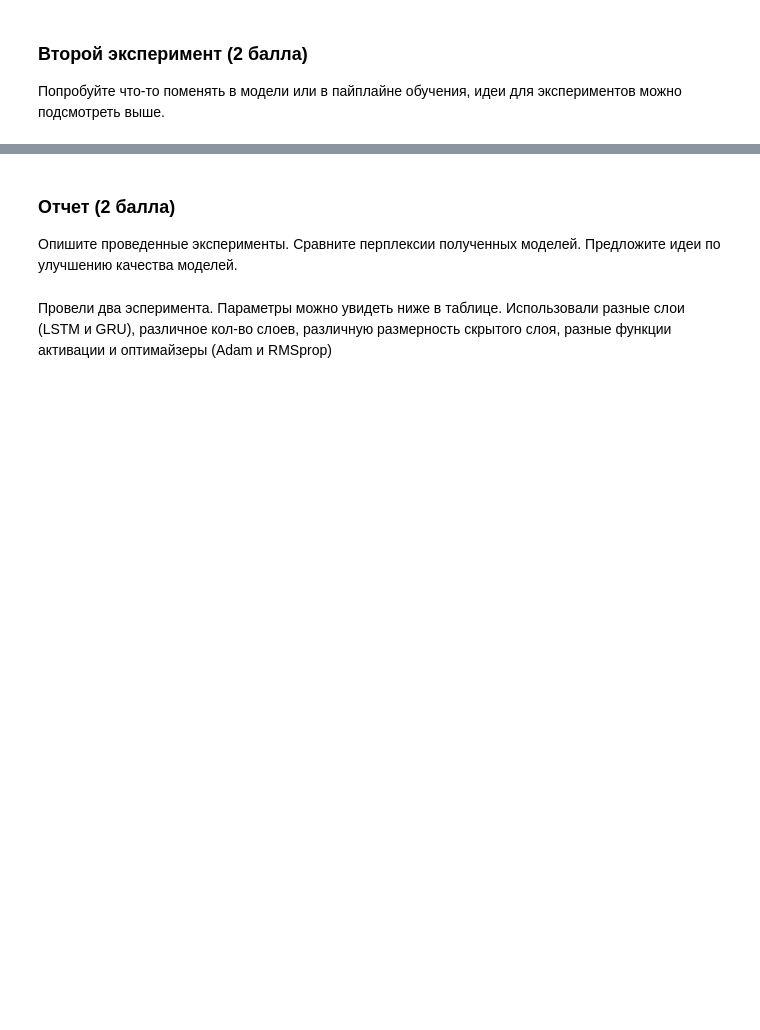
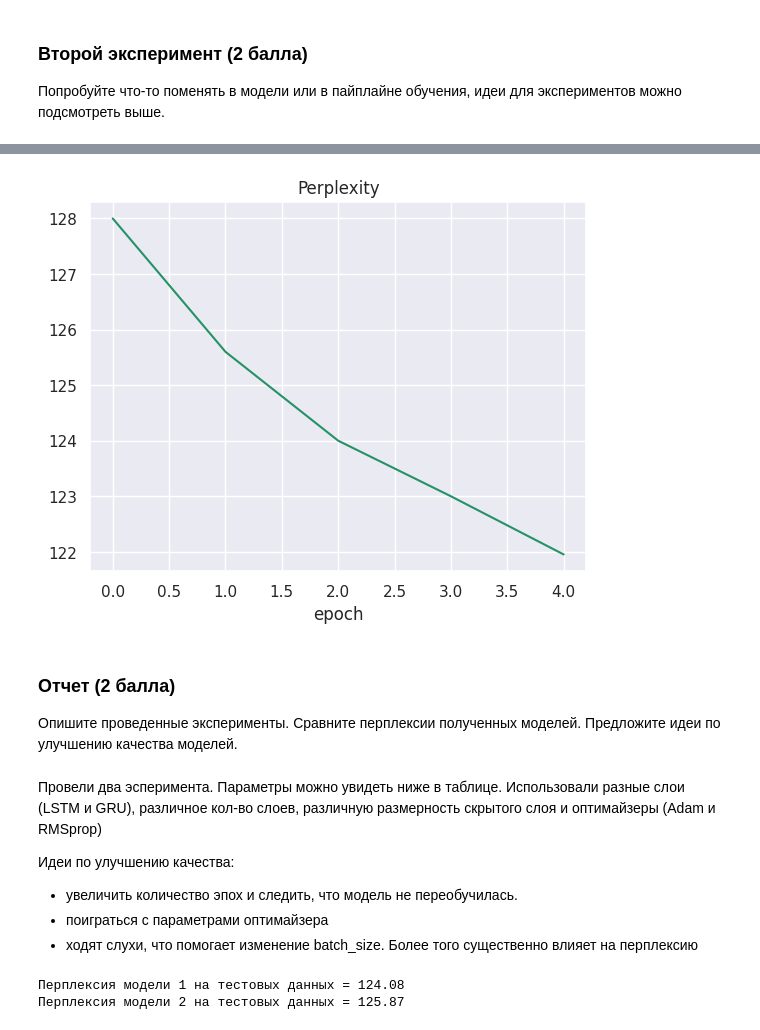
Before and after one commit to 2813/dls-homework, a Jupyter notebook: hw_language_modelling.ipynb, the cells around one changed output, grey strips where cells are left out. Drawn from its saved outputs; the diff is of its cells as text; code cells hidden in the pictures; blank space fills up the shorter version.

```diff
--- a/hw_language_modelling.ipynb
+++ b/hw_language_modelling.ipynb
@@ -303,13 +344,20 @@ plt.show()
 # %%
-plt.plot(np.arange(len(perplexities)), perplexities)
+plt.plot(np.arange(len(plex2)), plex2)
 plt.title('Perplexity')
 plt.xlabel("epoch")
 plt.show()
+# %% [output]
+[figure, added]
 # %% [markdown]
 ### Отчет (2 балла)
 
 Опишите проведенные эксперименты. Сравните перплексии полученных моделей. Предложите идеи по улучшению качества моделей.
 # %% [markdown]
-Провели два эсперимента. Параметры можно увидеть ниже в таблице. Использовали разные слои (LSTM и GRU), различное кол-во слоев, различную размерность скрытого слоя, разные функции активации и оптимайзеры (Аdam и RMSprop)
+Провели два эсперимента. Параметры можно увидеть ниже в таблице. Использовали разные слои (LSTM и GRU), различное кол-во слоев, различную размерность скрытого слоя и оптимайзеры (Аdam и RMSprop)
+
+Идеи по улучшению качества:
+- увеличить количество эпох и следить, что модель не переобучилась.
+- поиграться с параметрами оптимайзера
+- ходят слухи, что помогает изменение batch_size. Более того существенно влияет на перплексию
 # %%
 pl1 = evaluate(model, criterion, test_dataloader) # перплексия модели 1 на тестовых данных
@@ -317,3 +367,12 @@ pl2 = evaluate(model2, criterion2, test_dataloader2)
+# %%
+print(
+    f'Перплексия модели 1 на тестовых данных = {pl1:.2f}',
+    f'Перплексия модели 2 на тестовых данных = {pl2:.2f}',
+    sep = "\n"
+)
+# %% [output]
+Перплексия модели 1 на тестовых данных = 124.08
+Перплексия модели 2 на тестовых данных = 125.87
 # %% [markdown]
 |        | Слой | К-во слоев | hidden_dim | Ф-я актив. |Оптимайзер | Перплексия  |
 |--------|------|------------|------------|-|-----------|---|
```
Also changed, not shown: parts of 18 cells of this notebook.
